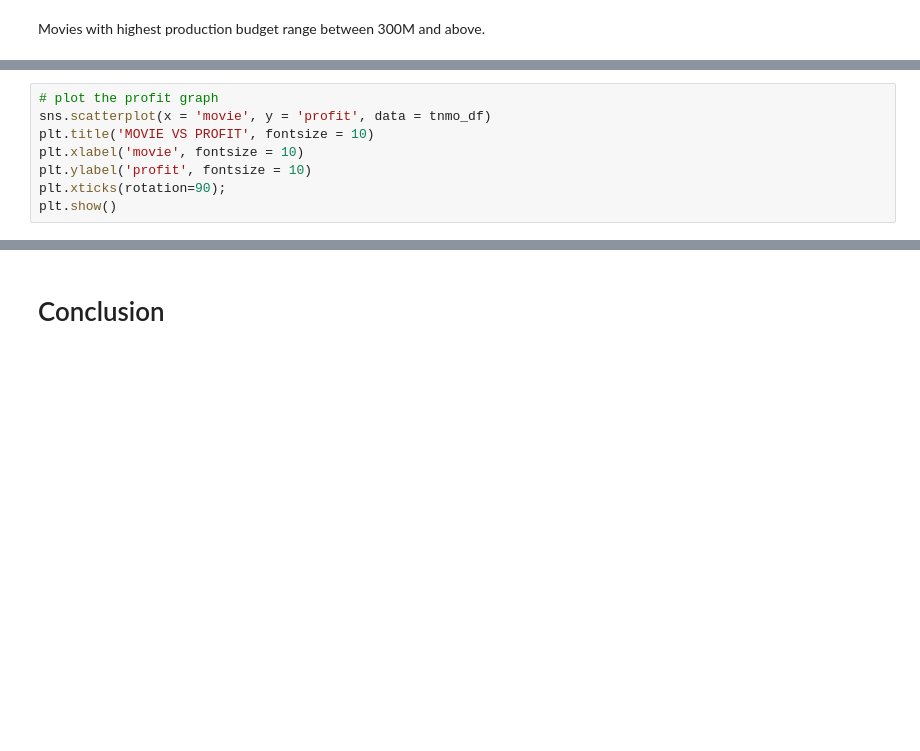
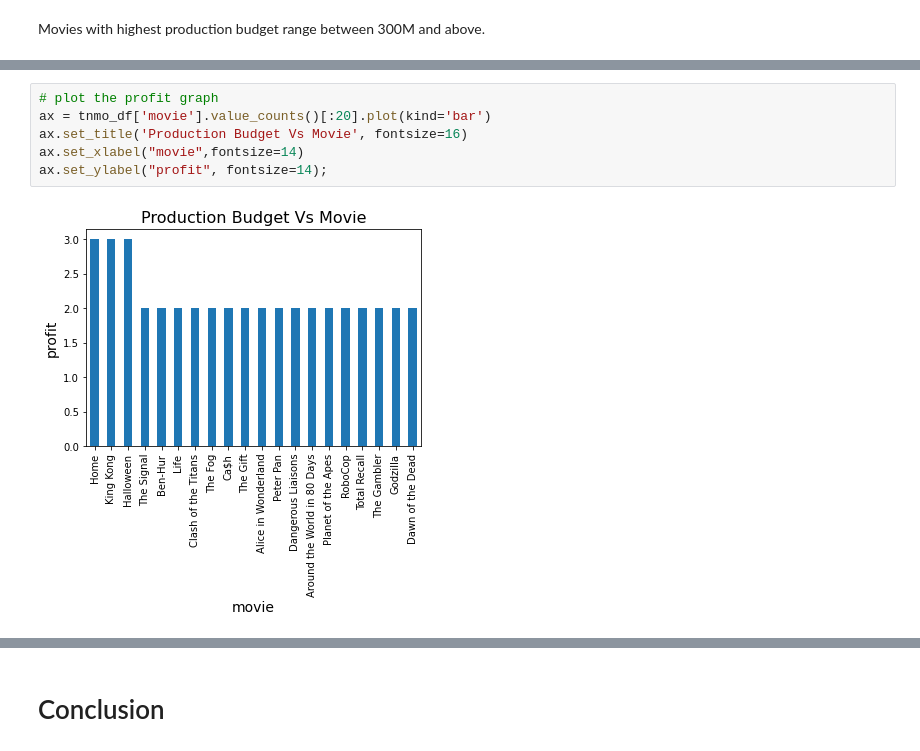
Before and after one commit to manamary/dsc-phase-1-project-v2-4, a Jupyter notebook: student.ipynb, the cells around one changed output, grey strips where cells are left out. Saved outputs shown, nothing was run; the diff lists cells and outputs as text; blank space fills up the shorter version.

```diff
--- a/student.ipynb
+++ b/student.ipynb
@@ -1049,11 +1049,11 @@ tnmo_df
-# %%
-# plot the profit graph
-sns.scatterplot(x = 'movie', y = 'profit', data = tnmo_df)
-plt.title('MOVIE VS PROFIT', fontsize = 10)
-plt.xlabel('movie', fontsize = 10)
-plt.ylabel('profit', fontsize = 10)
-plt.xticks(rotation=90);
-plt.show()
+# %%
+# plot the profit graph
+ax = tnmo_df['movie'].value_counts()[:20].plot(kind='bar')
+ax.set_title('Production Budget Vs Movie', fontsize=16)
+ax.set_xlabel("movie",fontsize=14)
+ax.set_ylabel("profit", fontsize=14);
+# %% [output]
+[figure, added]
 # %%
 # most movies are released when?
 sns.scatterplot(x = 'movie', y = 'release_date', data = tnmo_df)
```
Also changed, not shown: parts of 18 cells of this notebook.
